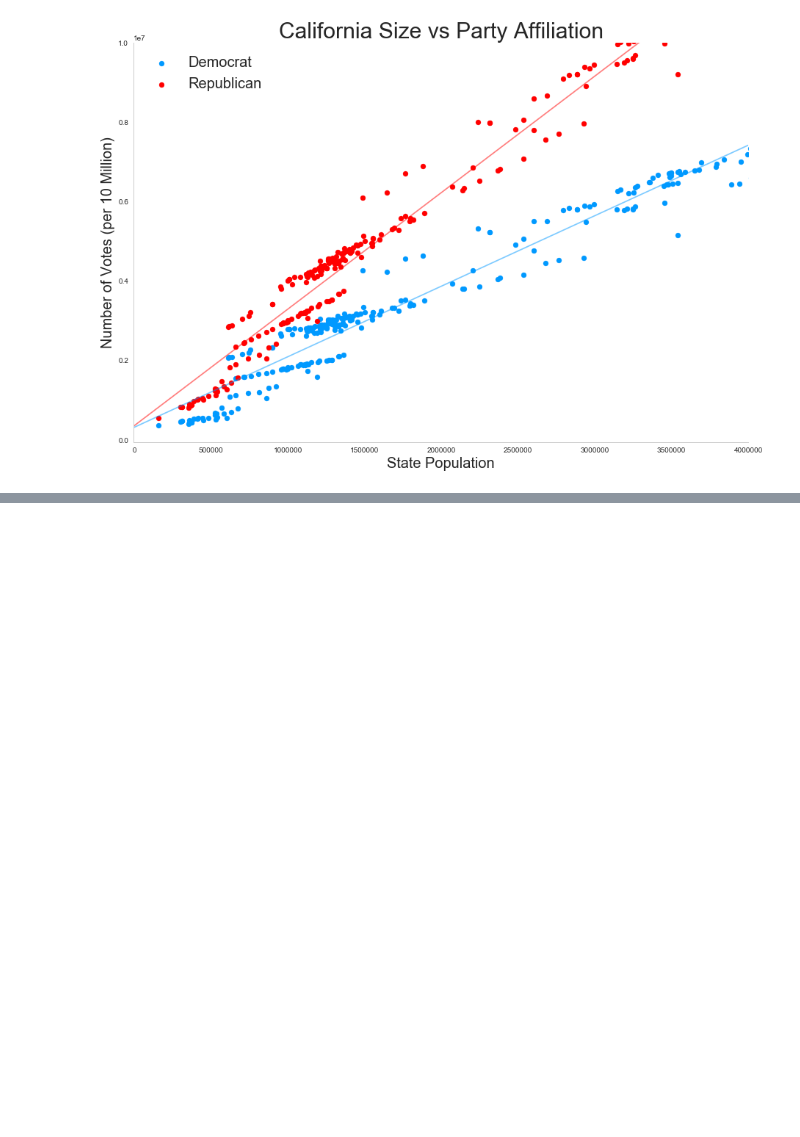
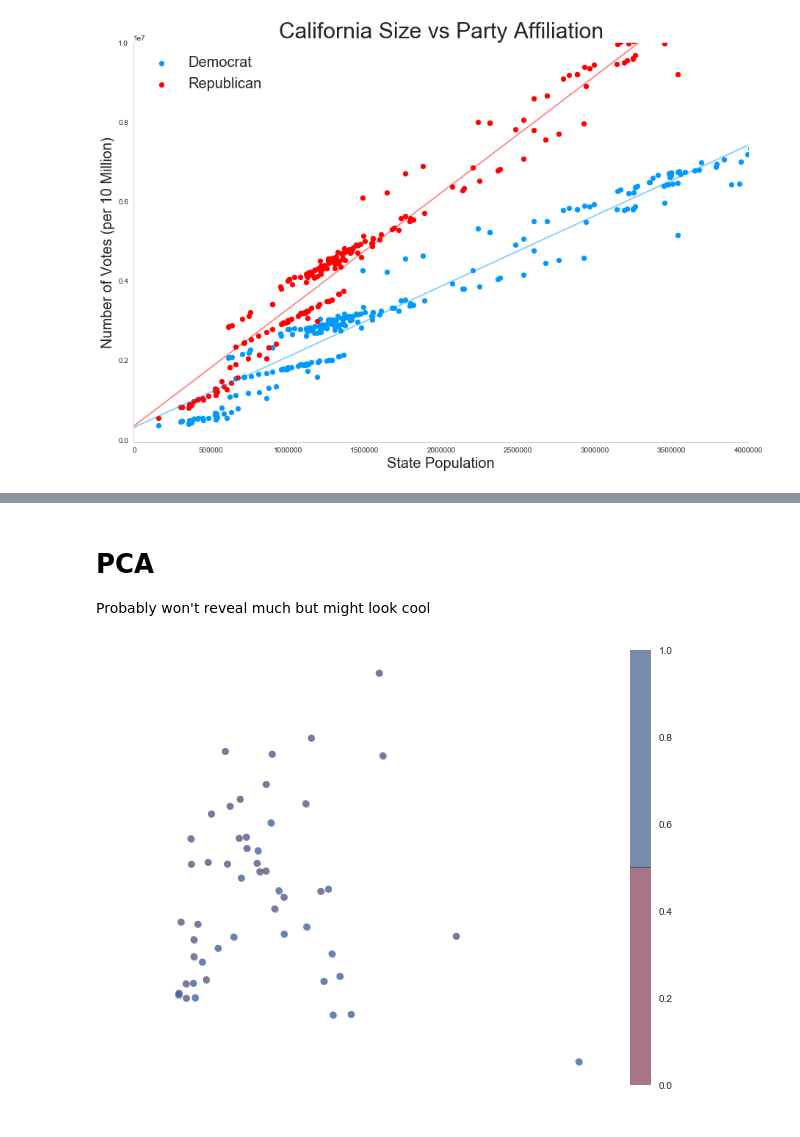
Before and after one commit to jwilber/Randomized_Election, a Jupyter notebook: code/Analysis.ipynb, the cells around one changed output, grey strips where cells are left out. Cells and saved outputs as stored; diff of their text form; code cells hidden in the pictures; blank space fills up the shorter version.

```diff
--- a/code/Analysis.ipynb
+++ b/code/Analysis.ipynb
@@ -619,0 +565,4 @@ plt.show()
+# %% [markdown]
+# PCA
+
+Probably won't reveal much but might look cool
@@ -619,0 +571,19 @@ plt.show()
+# %%
+#elec_num = election.iloc[:,[1,2,4,5,6,7,8,11,12,14,15]]
+statepca = states.iloc[:,2:15]
+X = statepca.iloc[:,0:12]
+y = statepca.win
+# %%
+y2=[0 if i=='R' else 1 for i in y]
+# %%
+pca = PCA(2)
+X = pca.fit_transform(X)
+plt.figure(figsize=(10,8), facecolor='white')
+plt.plot(X[:, 0], X[:, 1], 'o', alpha=0.5)
+plt.scatter(X[:, 0], X[:, 1], c=y2, edgecolor='none', alpha=0.5,
+            cmap=plt.cm.get_cmap('RdBu', 2))
+plt.grid(False)
+plt.axis('off')
+plt.colorbar();
+# %% [output]
+[figure, added]
```
Also changed, not shown: parts of 22 cells of this notebook.
